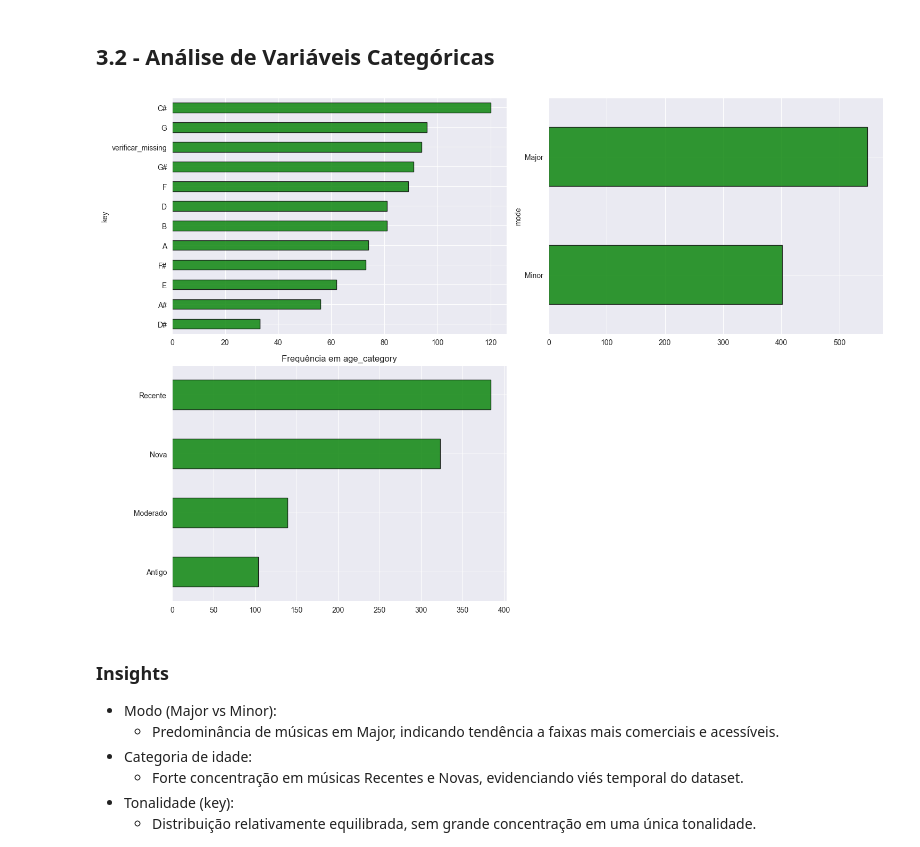
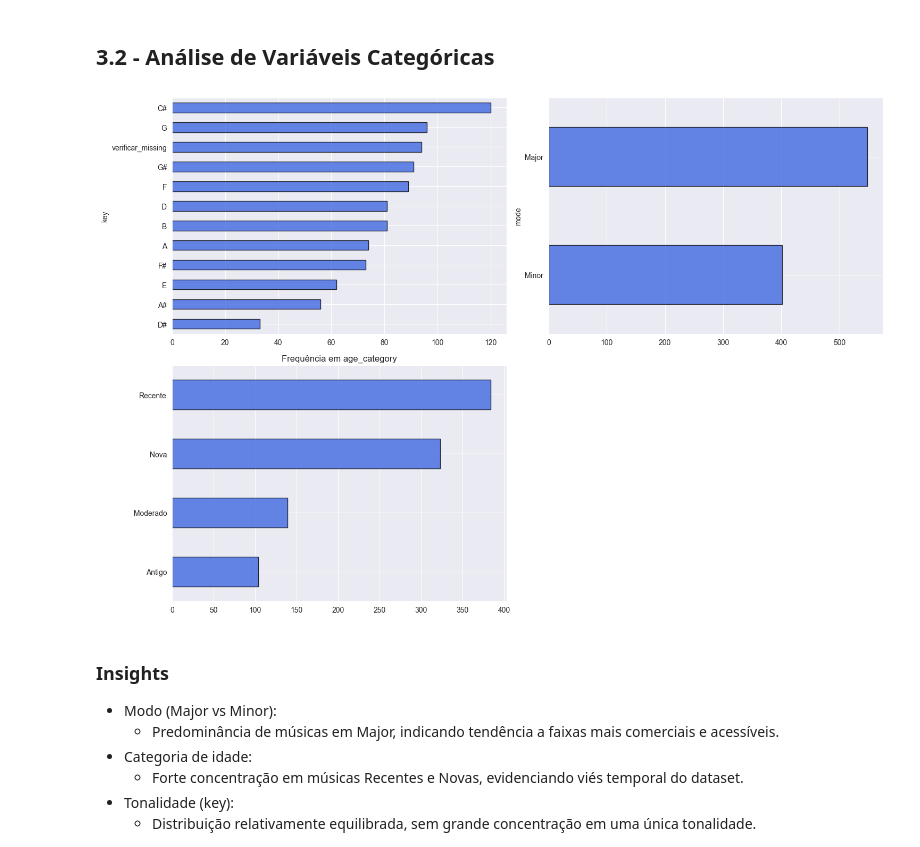
Before and after one commit to Felipeglnd/eda_spotify, a Jupyter notebook: spotify-hit-analysis/notebooks/eda_spotify.ipynb, the cells around one changed output. Cells and saved outputs as stored; diff of their text form; code cells hidden in the pictures.

```diff
--- a/spotify-hit-analysis/notebooks/eda_spotify.ipynb
+++ b/spotify-hit-analysis/notebooks/eda_spotify.ipynb
@@ -650,7 +651,7 @@ def categorical_frequency(df: pd.DataFrame, corte_cardinalidade=30, graficos_por
         df[col].value_counts().sort_values().plot(
             kind='barh',
             ax=ax,
-            color='green',
+            color='royalblue',
             edgecolor='black',
             alpha=0.8
     )
@@ -666,10 +667,9 @@ def categorical_frequency(df: pd.DataFrame, corte_cardinalidade=30, graficos_por
     plt.tight_layout()
     plt.show()
 # %%
-stream_corr = categorical_frequency(df)
-stream_corr
+categorical_frequency(df)
 # %% [output]
-[figure, old version]
+[figure, new version]
 # %% [markdown]
 ### Insights
 * Modo (Major vs Minor):
```
Also changed, not shown: parts of 13 cells of this notebook.
